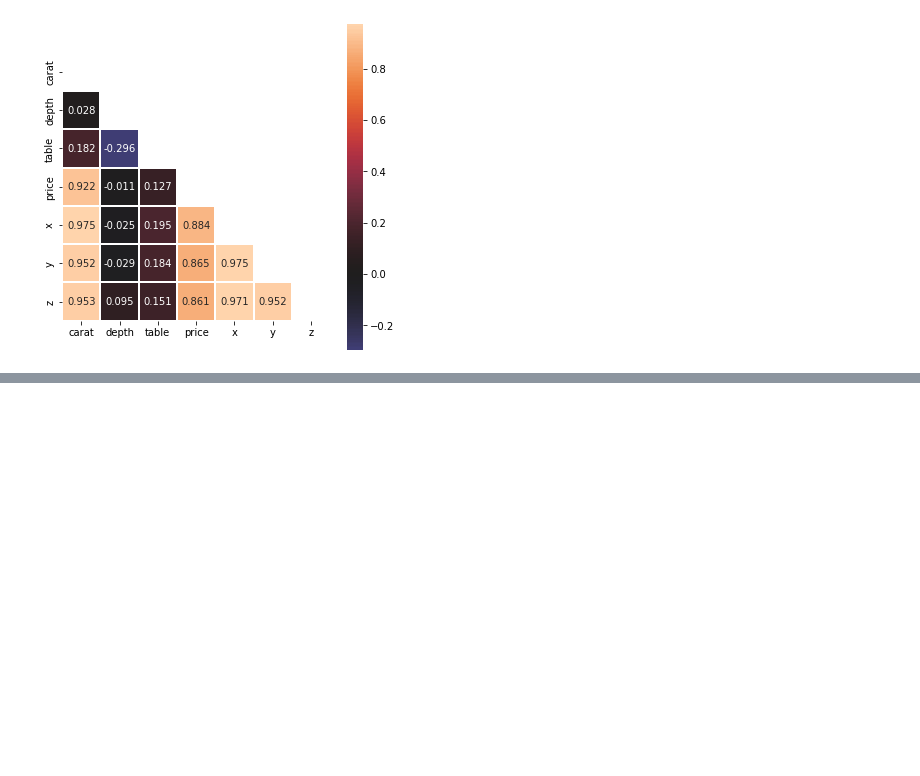
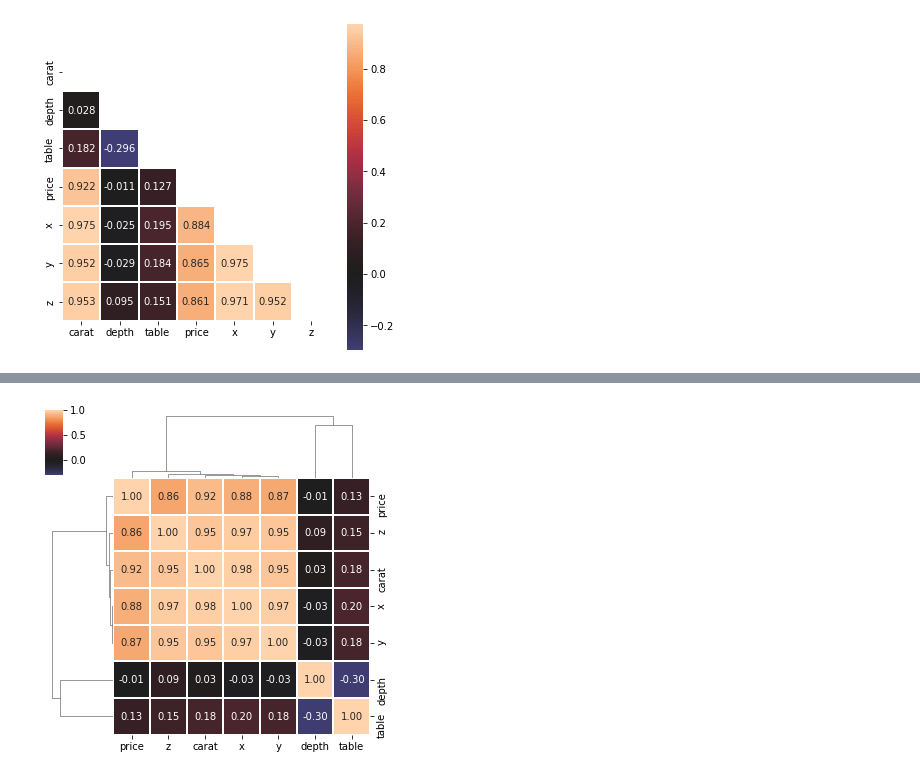
Before and after one commit to BexTuychiev/tricking-data-science, a Jupyter notebook: data_visualization/seaborn_tricks.ipynb, the cells around one changed output, grey strips where cells are left out. Drawn from its saved outputs; the diff is of its cells as text; code cells hidden in the pictures; blank space fills up the shorter version.

```diff
--- a/data_visualization/seaborn_tricks.ipynb
+++ b/data_visualization/seaborn_tricks.ipynb
@@ -41,0 +39,12 @@ sns.heatmap(matrix, center=0,
+# %%
+import seaborn as sns
+import matplotlib.pyplot as plt
+
+diamonds = sns.load_dataset("diamonds")
+matrix = diamonds.corr()
+
+sns.clustermap(matrix, figsize=(5, 5),
+               center=0, annot=True, fmt=".2f",
+               linewidth=.3,);
+# %% [output]
+[figure, added]
```
Also changed, not shown: parts of 4 cells of this notebook, 3 other files.
